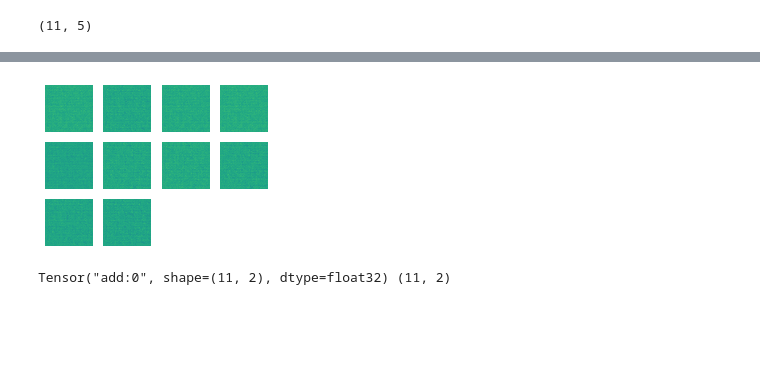
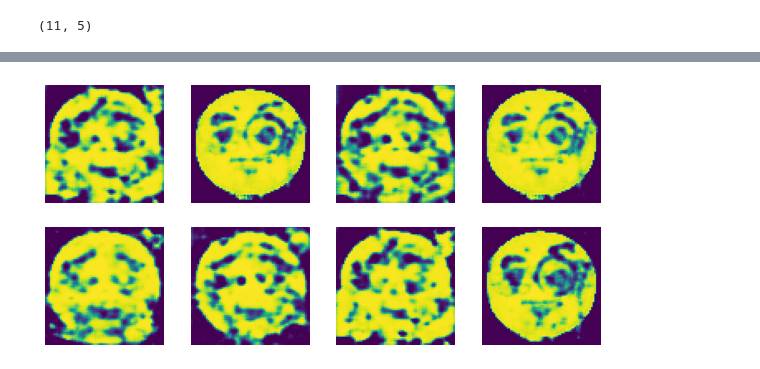
Before and after one commit to comsa33/i-moti_text2image-DL_PROJECT, a Jupyter notebook: text2img.ipynb, the cells around one changed output, grey strips where cells are left out. Cells and saved outputs as stored; diff of their text form; code cells hidden in the pictures; blank space fills up the shorter version.

```diff
--- a/text2img.ipynb
+++ b/text2img.ipynb
@@ -227,7 +226,7 @@ def train_step(model, x, x_text, optimizer):
     gradients = tape.gradient(loss, model.trainable_variables)
     optimizer.apply_gradients(zip(gradients, model.trainable_variables))
 # %%
-epochs = 10000
+epochs = 20000
 # set the dimensionality of the latent space to a plane for visualization later
 latent_dim = 2
 num_examples_to_generate = 10
@@ -266,8 +265,28 @@ for test_batch in test_img:
 # %%
 for test_batch in test_texts:
     test_sample_ = test_batch[0:num_examples_to_generate, :]
+# %%
+def predict_and_save_images(model, epoch, test_sample, y_text):
+    test_seq = tokenizer.texts_to_sequences(y_text)
+    test_pad = pad_sequences(test_seq, maxlen=5)
+    test_pad = tf.cast(test_pad, dtype='float32')
+    predictions = model.predict(test_pad)
+    fig = plt.figure(figsize=(10,10))
+
+    for i in range(predictions.shape[0]):
+        plt.subplot(4, 4, i + 1)
+        plt.imshow(predictions[i, :, :, 0])
+        plt.xlabel(y_text[i])
+
+    # tight_layout minimizes the overlap between 2 sub-plots
+    plt.savefig('./vae_imgs/image_at_epoch_{:04d}.png'.format(epoch))
+    plt.show()
+# %%
+test = ['upset', 'cold', 'happy', 'sleepy', 'rolling', 'lazy', 'exciting', 'hot']
+test_seq = tokenizer.texts_to_sequences(test)
+test_pad = pad_sequences(test_seq, maxlen=5)
 # %%
-generate_and_save_images(model, 0, test_sample, test_sample_)
+predict_and_save_images(model, 0, test_sample, test_pad)
 
 for epoch in range(1, epochs + 1):
     start_time = time.time()
@@ -284,5 +303,5 @@ for epoch in range(1, epochs + 1):
     display.clear_output(wait=False)
     print('Epoch: {}, Test set ELBO: {}, time elapse for current epoch: {}'
         .format(epoch, elbo, end_time - start_time))
-    generate_and_save_images(model, epoch, test_sample, test_sample_)
+    predict_and_save_images(model, epoch, test_sample, test_pad)
 # %% [output]
@@ -291,2 +309 @@ for epoch in range(1, epochs + 1):
-[figure, old version]
+[figure, new version]
-Tensor("add:0", shape=(11, 2), dtype=float32) (11, 2)
```
Also changed, not shown: parts of 6 cells of this notebook, 3 other files.
